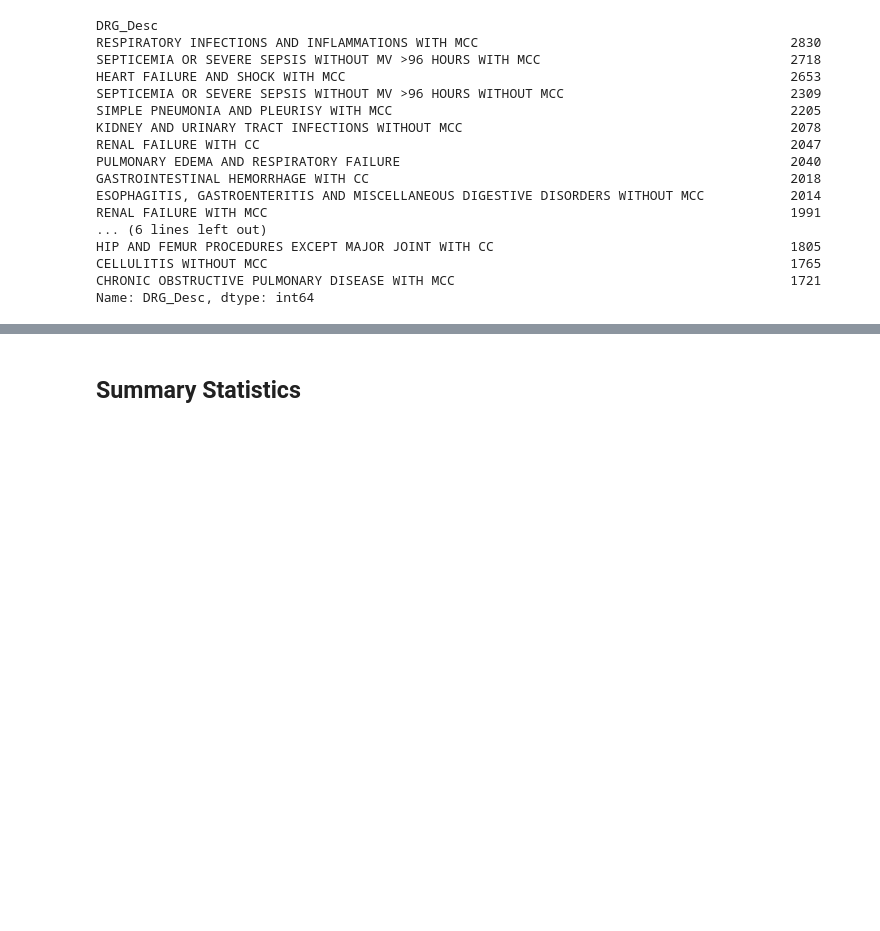
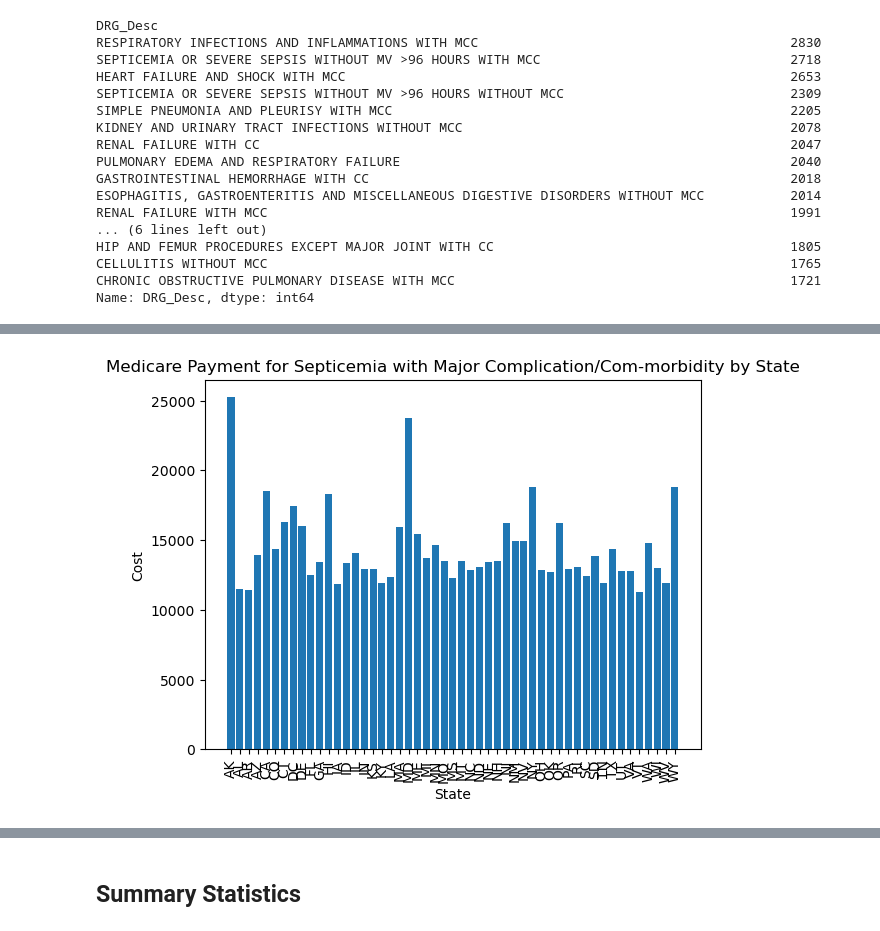
Before and after one commit to kgndirangu/project1, a Jupyter notebook: medicare.ipynb, the cells around one changed output, grey strips where cells are left out. Cells and saved outputs as stored; diff of their text form; code cells hidden in the pictures; blank space fills up the shorter version.

Commit message:
plot and summarize septicemia with and without MCC, national payment average summar for costs

```diff
--- a/medicare.ipynb
+++ b/medicare.ipynb
@@ -108,0 +95,22 @@ Name: Tot_Dschrgs, Length: 151989, dtype: int64
+# %%
+#Complication and co-morbidity (CC) or major CC (MCC)
+# SEPTICEMIA OR SEVERE SEPSIS WITHOUT MV >96 HOURS WITH MCC
+
+sep_mcc = medicare_data.loc[medicare_data["DRG_Desc"]=="SEPTICEMIA OR SEVERE SEPSIS WITHOUT MV >96 HOURS WITH MCC"]
+
+#Cost summary
+mean_subm_chrg_sep_mcc = sep_mcc.groupby("Rndrng_Prvdr_State_Abrvtn")["Avg_Submtd_Cvrd_Chrg"].mean().sort_values(ascending=False)
+mean_tot_paymt_sep_mcc = sep_mcc.groupby("Rndrng_Prvdr_State_Abrvtn")["Avg_Tot_Pymt_Amt"].mean().sort_values(ascending=False)
+mean_med_paymt_sep_mcc = sep_mcc.groupby("Rndrng_Prvdr_State_Abrvtn")["Avg_Mdcr_Pymt_Amt"].mean().sort_values(ascending=False)
+# med_submitted_charge = sep_mcc.groupby("Rndrng_Prvdr_State_Abrvtn")["Avg_Submtd_Cvrd_Chrg"].median()
+# var_submitted_charge = sep_mcc.groupby("Rndrng_Prvdr_State_Abrvtn")["Avg_Submtd_Cvrd_Chrg"].var()
+# sd_submitted_charge = sep_mcc.groupby("Rndrng_Prvdr_State_Abrvtn")["Avg_Submtd_Cvrd_Chrg"].std()
+# sem_submitted_charge = sep_mcc.groupby("Rndrng_Prvdr_State_Abrvtn")["Avg_Submtd_Cvrd_Chrg"].sem()
+
+cost_summary_sep_mcc = pd.DataFrame({
+"Mean Submitted Covered Charge": mean_subm_chrg_sep_mcc,
+"Average Total Payment Amount": mean_tot_paymt_sep_mcc,
+"Average Medicare Payment Amount": mean_med_paymt_sep_mcc
+
+})
+cost_summary_sep_mcc
@@ -108,0 +136,12 @@ Name: Tot_Dschrgs, Length: 151989, dtype: int64
+# %%
+# Create a bar chart of medicare payments by state
+height = cost_summary_sep_mcc["Average Medicare Payment Amount"]
+
+plt.bar(x=cost_summary_sep_mcc.index, height=height)
+plt.title("Medicare Payment for Septicemia with Major Complication/Com-morbidity by State")
+plt.xlabel("State")
+plt.ylabel("Cost")
+plt.xticks(rotation = 90)
+plt.show()
+# %% [output]
+[figure, added]
```
Also changed, not shown: parts of 9 cells of this notebook.
